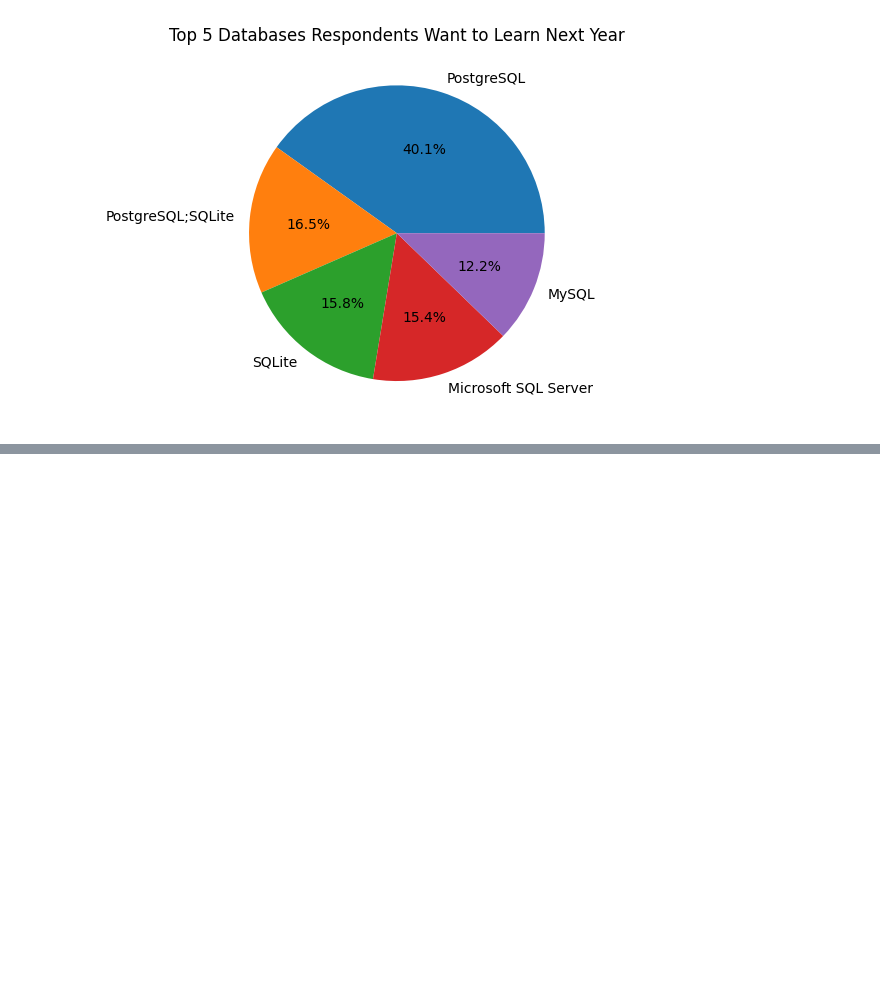
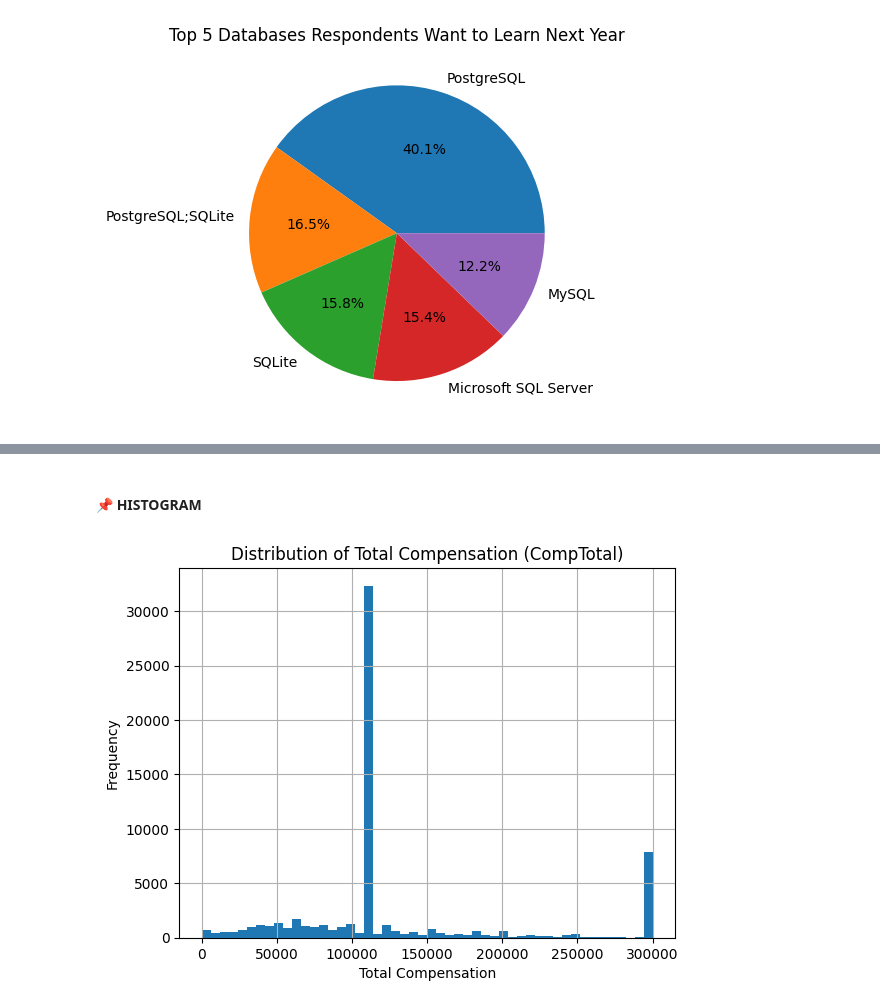
Before and after one commit to dev-evelin/ibm-data-analyst-capstone, a Jupyter notebook: notebooks/04_Data_Visualization.ipynb, the cells around one changed output, grey strips where cells are left out. Cells and saved outputs as stored; diff of their text form; code cells hidden in the pictures; blank space fills up the shorter version.

```diff
--- a/notebooks/04_Data_Visualization.ipynb
+++ b/notebooks/04_Data_Visualization.ipynb
@@ -255,0 +348,15 @@ nan
+# %% [markdown]
+ #### 📌 HISTOGRAM
+# %%
+#Histogram of CompTotal (Total Compensation)
+
+
+df["CompTotal"].dropna().clip(upper=300000).hist(bins=50)
+
+plt.title("Distribution of Total Compensation (CompTotal)")
+plt.xlabel("Total Compensation")
+plt.ylabel("Frequency")
+
+plt.show()
+# %% [output]
+[figure, added]
```
Also changed, not shown: parts of 11 cells of this notebook.
